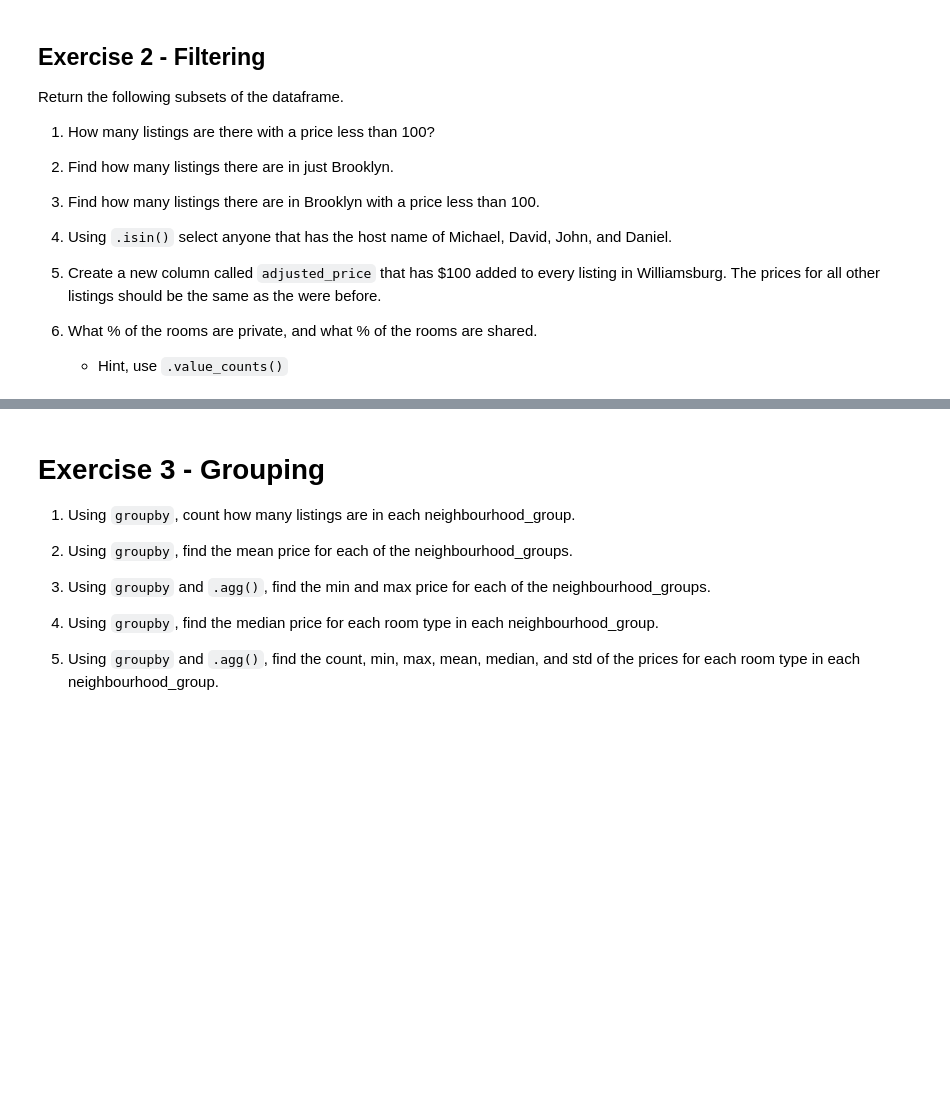
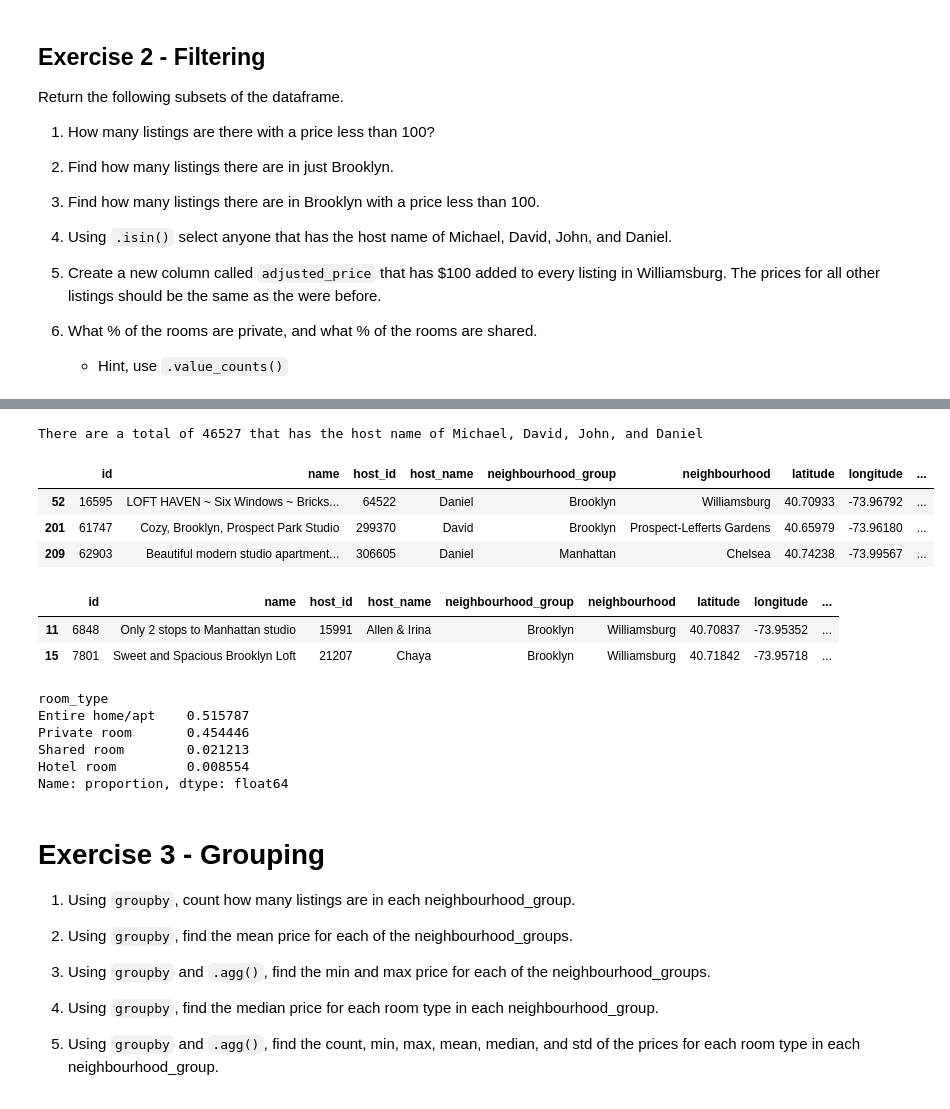
Before and after one commit to Rigo-stack/my-fork-2024-DS-Tue, a Jupyter notebook: Week-01-Pandas/Exercise-RP.ipynb, the cells around one changed output, grey strips where cells are left out. Saved outputs shown, nothing was run; the diff lists cells and outputs as text; code cells hidden in the pictures; blank space fills up the shorter version.

```diff
--- a/Week-01-Pandas/Exercise-RP.ipynb
+++ b/Week-01-Pandas/Exercise-RP.ipynb
@@ -50,11 +86,43 @@ Return the following subsets of the dataframe.
 # %%
 # 4. Using `.isin()` select anyone that has the host name of Michael, David, John, and Daniel.
 # How many total are there that have those names
+host_lst = ["Michael", "David", "John","Daniel"]
+host_listings = df["host_name"].isin(host_lst)
+print("There are a total of",len(host_listings), "that has the host name of Michael, David, John, and Daniel ")
+df[host_listings].head(3)
+# %% [output]
+There are a total of 46527 that has the host name of Michael, David, John, and Daniel
+|  | id | name | host_id | host_name | neighbourhood_group | neighbourhood | latitude | longitude | ... |
+| 52 | 16595 | LOFT HAVEN ~ Six Windows ~ Bricks... | 64522 | Daniel | Brooklyn | Williamsburg | 40.70933 | -73.96792 | ... |
+| 201 | 61747 | Cozy, Brooklyn, Prospect Park Studio | 299370 | David | Brooklyn | Prospect-Lefferts Gardens | 40.65979 | -73.96180 | ... |
+| 209 | 62903 | Beautiful modern studio apartment... | 306605 | Daniel | Manhattan | Chelsea | 40.74238 | -73.99567 | ... |
 # %%
 # 5. Create a new column called `adjusted_price` that has $100 added to every listing in Williamsburg.
 # The prices for all other listings should be the same as the were before.
+# def inc_Williamsburg_price(d_info):
+#     for i in len(d_info):
+#         if d_info[i]["neighbourhood"] == "Williamsburg":
+#             df["adjusted_price"] += 100
+cond = df["neighbourhood"] == "Williamsburg"
+
+df["adjusted_price"] = np.where(cond, df["price"]+100,df["price"])
+
+df[df["neighbourhood"] =="Williamsburg"].head(2)
+# %% [output]
+|  | id | name | host_id | host_name | neighbourhood_group | neighbourhood | latitude | longitude | ... |
+| 11 | 6848 | Only 2 stops to Manhattan studio | 15991 | Allen & Irina | Brooklyn | Williamsburg | 40.70837 | -73.95352 | ... |
+| 15 | 7801 | Sweet and Spacious Brooklyn Loft | 21207 | Chaya | Brooklyn | Williamsburg | 40.71842 | -73.95718 | ... |
 # %%
 # 6. What % of the rooms are private, and what % of the rooms are shared.
+ratio_of_private_and_public = df["room_type"].value_counts(normalize=True)
+ratio_of_private_and_public
+# %% [output]
+room_type
+Entire home/apt    0.515787
+Private room       0.454446
+Shared room        0.021213
+Hotel room         0.008554
+Name: proportion, dtype: float64
 # %% [markdown]
 # Exercise 3 - Grouping
 
```
Also changed, not shown: parts of 15 cells of this notebook, 1 other file.
